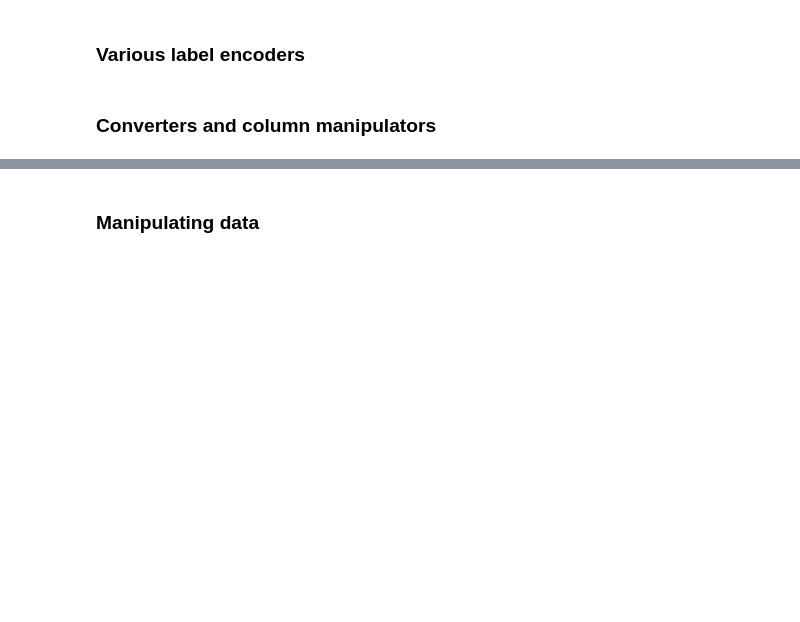
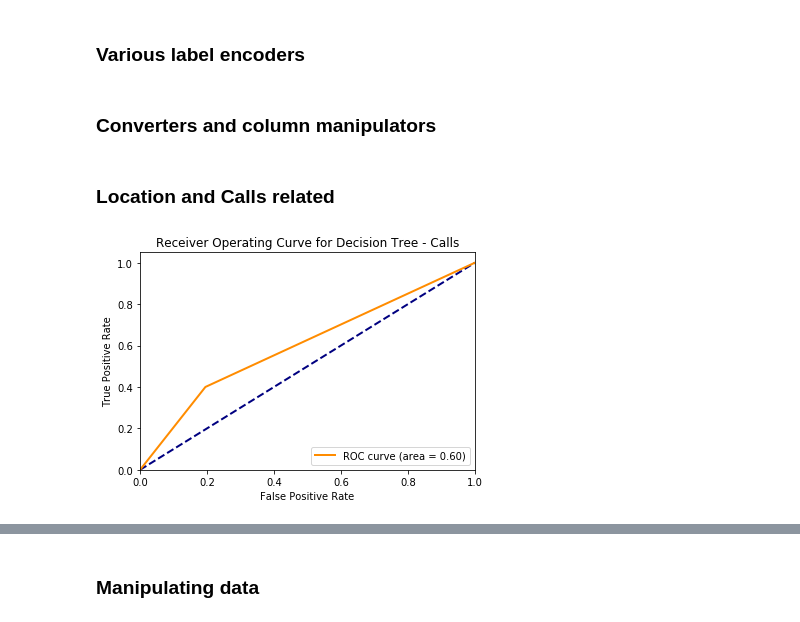
Before and after one commit to modelorona/level4dissertation, a Jupyter notebook: src/analysis/analysis.ipynb, the cells around one changed output, grey strips where cells are left out. Drawn from its saved outputs; the diff is of its cells as text; code cells hidden in the pictures; blank space fills up the shorter version.

Commit message:
data analysis almost done

```diff
--- a/src/analysis/analysis.ipynb
+++ b/src/analysis/analysis.ipynb
@@ -325,0 +476,50 @@ def add_sias_score_trial_1(uid):
+# %% [markdown]
+### Location and Calls related
+# %%
+def get_hour(call_start):
+    return call_start.hour
+
+def get_minute(call_start):
+    return call_start.minute
+
+def get_duration(row):
+    return (row['call_end'] - row['call_start']).seconds
+# %%
+#
+call_df['call_start'] = pd.to_datetime(call_df['call_start'], unit='ms')
+call_df['call_end'] = pd.to_datetime(call_df['call_end'], unit='ms')
+
+call_df['hour_of_day_start'] = call_df.call_start.apply(get_hour)
+call_df['minute_of_hour_start'] = call_df.call_start.apply(get_minute)
+call_df['hour_of_day_end'] = call_df.call_end.apply(get_hour)
+call_df['minute_of_hour_end'] = call_df.call_end.apply(get_minute)
+call_df['call_duration'] = call_df.apply(get_duration, axis=1)
+call_df['sias'] = call_df.uid.apply(add_sias_score)
+
+# call_df.head(1)
+
+sm = SMOTE()
+
+call_tree = DecisionTreeClassifier()
+call_train_set, call_test_set, call_train_labels, call_test_labels = train_test_split(call_df[call_df.columns[-6:]], call_df['sias'], test_size=TEST_SIZE, shuffle=True)
+# call_train_set.columns
+
+# resample to account for imbalance
+# call_train_set, call_train_labels = sm.fit_resample(call_train_set, call_train_labels)
+# call_test_set, call_test_labels = sm.fit_resample(call_test_set, call_test_labels)
+
+x = call_tree.fit(call_train_set.drop(columns='sias'), call_train_labels)
+
+y_predict = call_tree.predict_proba(call_test_set.drop(columns='sias'))
+curve = plot_roc("Decision Tree - Calls", call_test_labels, y_predict)
+curve.show()
+# description, predictions, true_labels, c, train_data
+# evaluation_summary("Decision Tree ", y_predict, call_test_labels, call_tree, call_train_set)
+
+# not the greatest performance at all
+# title = "Decision Tree Calls"
+# plt_cv = LeavePOut(p=1)
+# curve = plot_learning_curve(BalancedRandomForestClassifier(sampling_strategy='auto',replacement=False,), title, call_train_set.drop(columns='sias'), call_train_labels, ylim=(0.4, 1.01), cv=plt_cv, n_jobs=-1)
+# curve.show()
+# %% [output]
+[figure, added]
```
Also changed, not shown: parts of 19 cells of this notebook, 2 other files.
